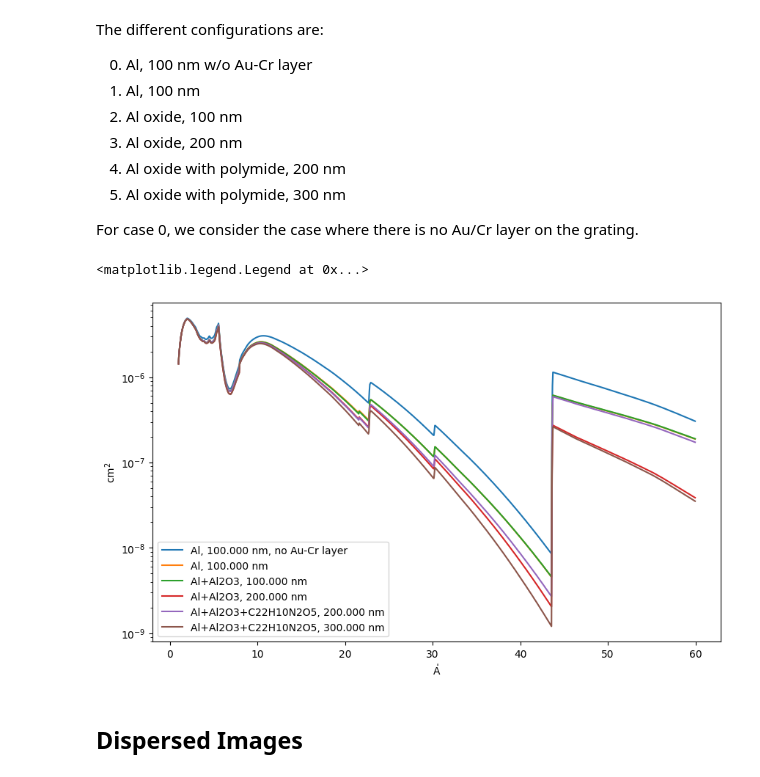
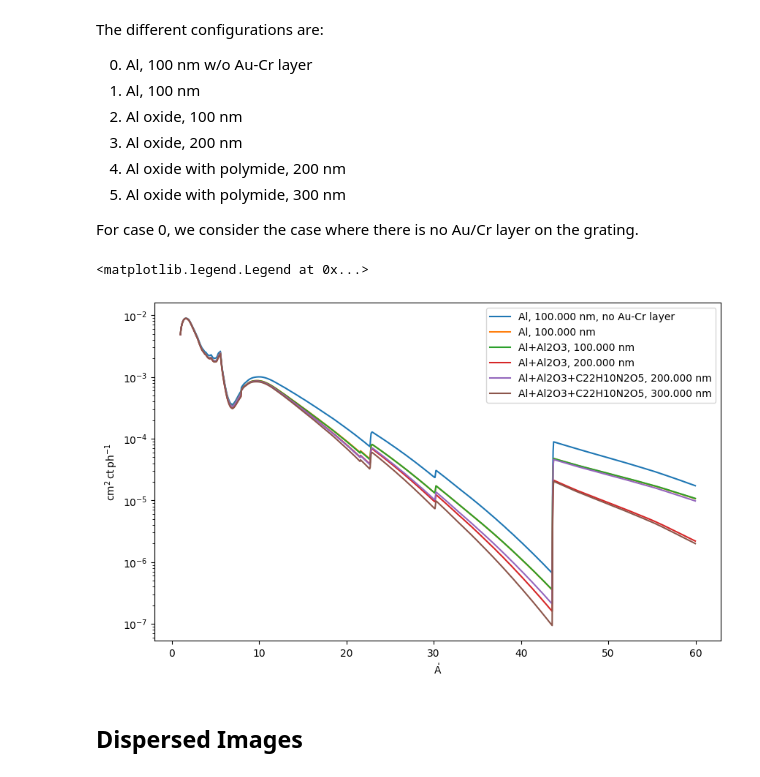
Before and after one commit to wtbarnes/moxsi-science-planning, a Jupyter notebook: reports/dispersed-filter-trade-study.ipynb, the cells around one changed output. Drawn from its saved outputs; the diff is of its cells as text; code cells hidden in the pictures.

```diff
--- a/reports/dispersed-filter-trade-study.ipynb
+++ b/reports/dispersed-filter-trade-study.ipynb
@@ -62,13 +53,13 @@ case_labels = {
 # %%
 plt.figure(figsize=(10,6))
 with quantity_support():
     ch_no_au_cr = SpectrogramChannel(0, al_thin, include_au_cr=False)
-    plt.plot(ch_no_au_cr.wavelength, ch_no_au_cr.effective_area, label=ch_no_au_cr.filter_label+', no Au-Cr layer')
+    plt.plot(ch_no_au_cr.wavelength, ch_no_au_cr.wavelength_response, label=ch_no_au_cr.filter_label+', no Au-Cr layer')
     for filt in [al_thin, al_thin_oxide, al_thick_oxide, al_poly_thin_oxide, al_poly_thick_oxide]:
         ch = SpectrogramChannel(0, filt)
-        plt.plot(ch.wavelength, ch.effective_area, label=ch.filter_label)
+        plt.plot(ch.wavelength, ch.wavelength_response, label=ch.filter_label)
 plt.yscale('log')
 plt.legend()
 # %% [output]
 <matplotlib.legend.Legend at 0x...>
-[figure, old version]
+[figure, new version]
```
Also changed, not shown: parts of 2 cells of this notebook.
